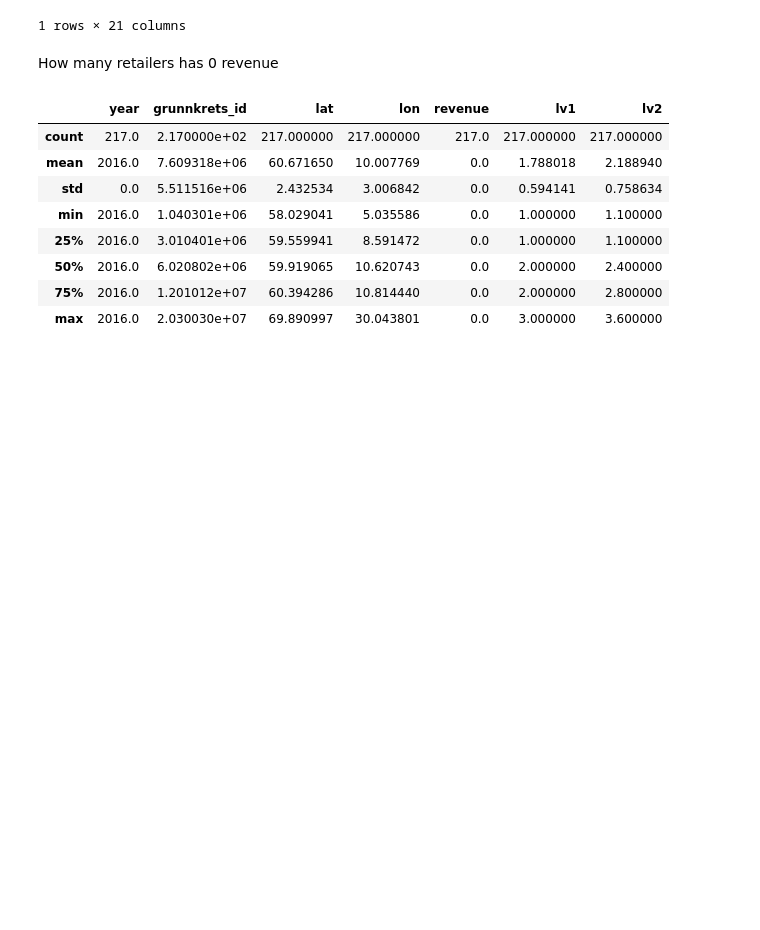
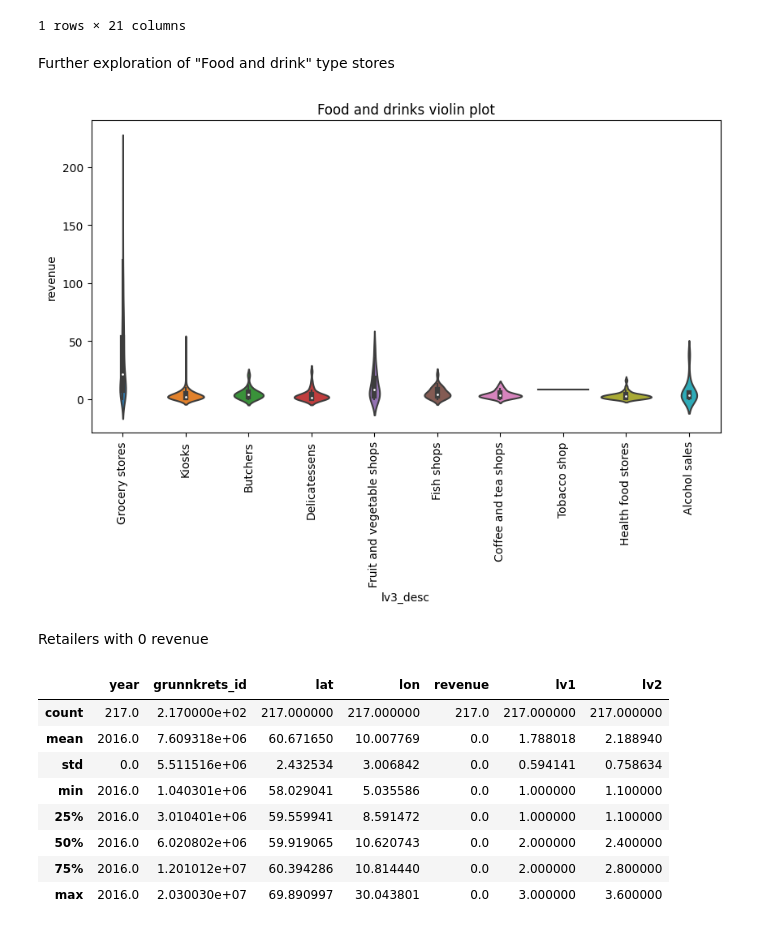
Before and after one commit to Bergis1610/MachineLearning-TDT4173-Project, a Jupyter notebook: LouisLangNB.ipynb, the cells around one changed output. Drawn from its saved outputs; the diff is of its cells as text; code cells hidden in the pictures; blank space fills up the shorter version.

```diff
--- a/LouisLangNB.ipynb
+++ b/LouisLangNB.ipynb
@@ -108,8 +107,17 @@ stores_with_hierarchy[stores_with_hierarchy["lv2_desc"]=="Agencies"]
 |  | store_id | year | store_name | plaace_hierarchy_id | sales_channel_name_x | grunnkrets_id | address | ... |
 | 12442 | 915797512-915815782-782390 | 2016 | RUUKKI BUILDING COMPONENTS AS | 3.5.3.0 | Advertising agencies | 3014005 | ØSTRE AKER VEI 219 | ... |
 1 rows × 21 columns
-# %% [markdown]
-How many retailers has 0 revenue
+# %% [markdown]
+Further exploration of "Food and drink" type stores
+# %%
+plt.figure(figsize=(10,5))
+sns.violinplot(x='lv3_desc',y='revenue',data=stores_with_hierarchy[stores_with_hierarchy["lv2_desc"]=="Food and drinks"]).set_title("Food and drinks violin plot")
+plt.xticks(rotation=90)
+plt.show()
+# %% [output]
+[figure, added]
+# %% [markdown]
+Retailers with 0 revenue
 # %%
 stores_with_hierarchy[stores_with_hierarchy["revenue"]==0.0].describe()
 # %% [output]
```
Also changed, not shown: parts of 14 cells of this notebook.
